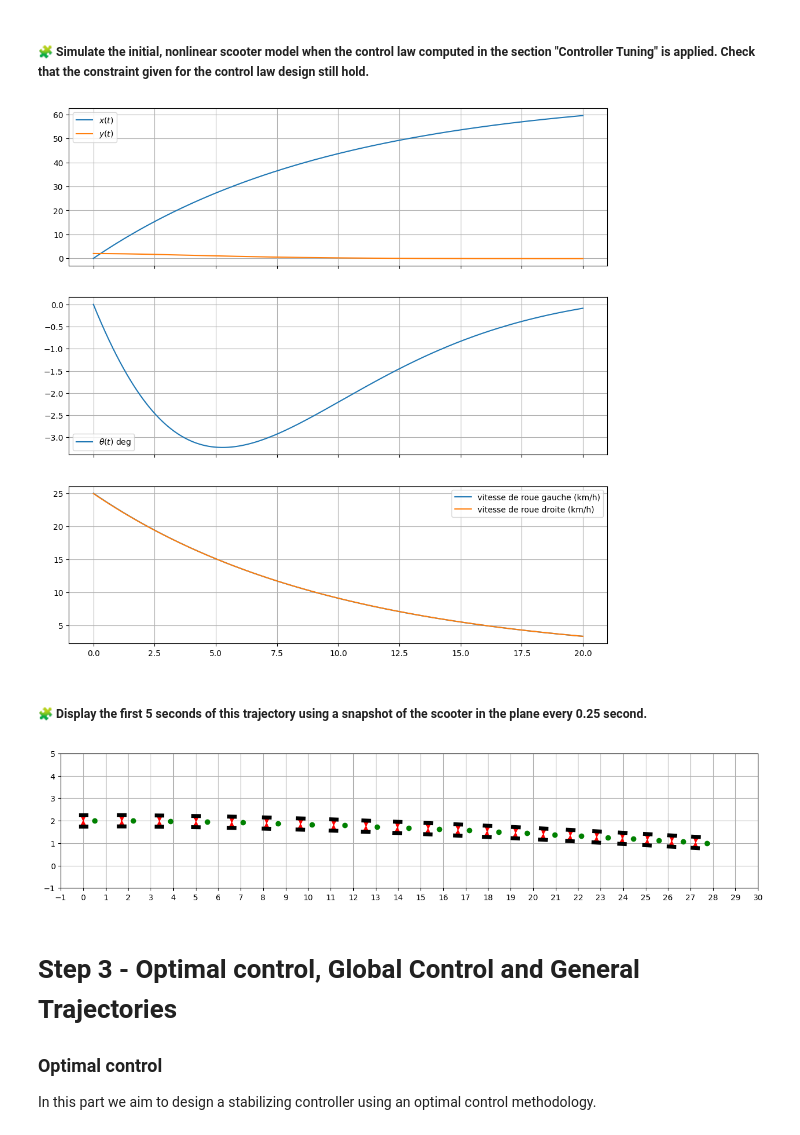
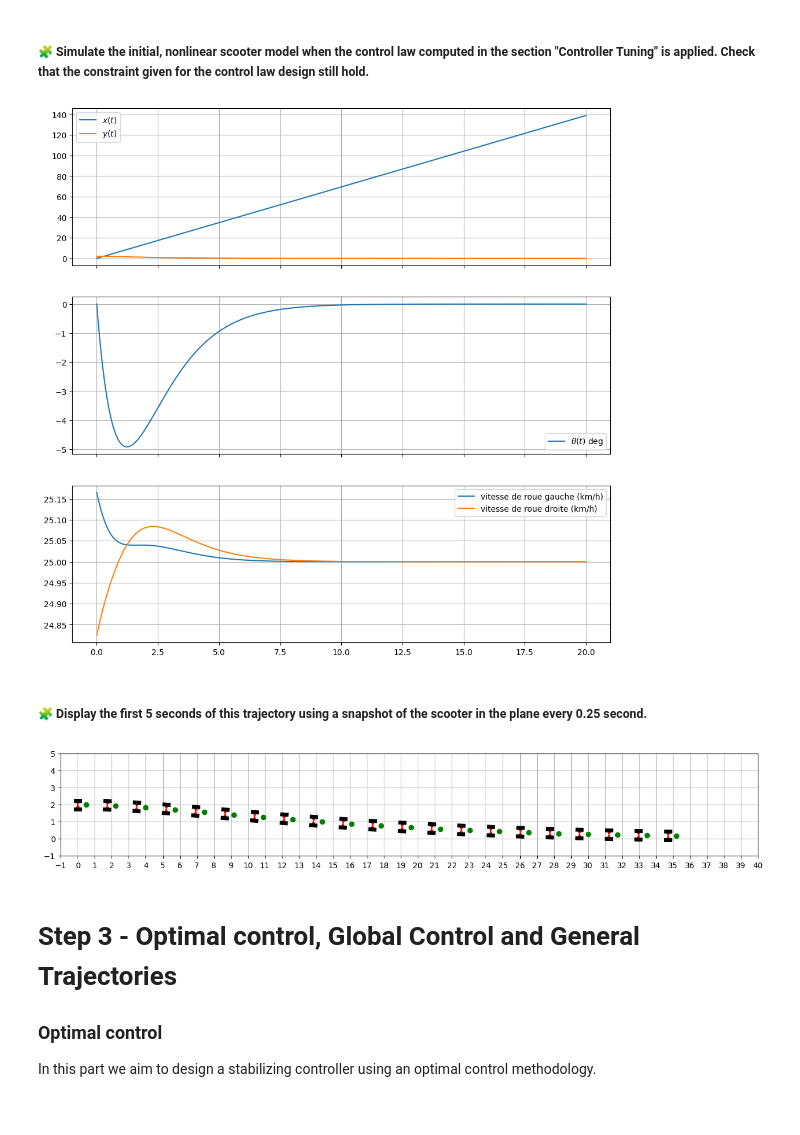
Before and after one commit to yooseeph/control-engineering-with-python-project-2023-2024, a Jupyter notebook: Project-part-3.ipynb, the cells around one changed output. Drawn from its saved outputs; the diff is of its cells as text; code cells hidden in the pictures.

```diff
--- a/Project-part-3.ipynb
+++ b/Project-part-3.ipynb
@@ -613,57 +613,48 @@ ax3.legend()
 # %% [markdown]
 ##### 🧩 Simulate the initial, nonlinear scooter model when the control law computed in the section "Controller Tuning" is applied. Check that the constraint given for the control law design still hold.
 # %%
-import numpy as np
-from numpy import cos, sin, pi, array, linspace
-from scipy.integrate import solve_ivp
-from scipy.signal import place_poles
-import matplotlib.pyplot as plt
+
+
+def omega(t,xytheta):
+    Xr=array([v*t,0,0])
+    omegaR=array([v/r,v/r])
+    deltaX=xytheta-Xr
+    deltaOmega= -K@deltaX
+    omega= omegaR+deltaOmega
+    return omega
 
 
 
-# Définition de la fonction de feedback omega
-def omega(t, xytheta, K, target_state):
-    deltaX = xytheta - target_state
-    dOmega = -K @ deltaX
-    omega_l = dOmega[0] + v / r
-    omega_r = dOmega[1] + v / r
-    return array([omega_l, omega_r])
 
-# Définition de la fonction dynamique fun
+# Définition de la fonction dynamique du système
 def fun(t, xytheta):
-    omega_l, omega_r = omega(t, xytheta, K, target_state)
+    omega_l, omega_r = omega(t, xytheta)
     dx = r * 0.5 * (omega_l + omega_r) * cos(xytheta[2])
     dy = r * 0.5 * (omega_l + omega_r) * sin(xytheta[2])
     dtheta = r * (omega_r - omega_l) / l
     return array([dx, dy, dtheta])
 
 
+# Conditions initiales
+y0 = [0, 2, 0]  # Position initiale (x, y, theta)
 
-# Assurez-vous de définir les matrices A et B selon vos besoins
-
-A = np.array([[0, 0, -v*sin(0)], [0, 0, v*cos(0)], [0, 0, 0]])
-B = np.array([[cos(0)/2, cos(0)/2], [sin(0)/2, sin(0)/2], [-1/l, 1/l]])
-
+# Simulation
 tf = 20
-poles = [-0.8, -0.81, -0.82]
-K = place_poles(A, B, poles).gain_matrix
-
-# Définir l'état cible
-target_state = array([0, 0, 0])
-
 results = solve_ivp(
     fun=fun,
     t_span=[0, tf],
-    y0=[0, 2, 0],
+    y0=y0,
     dense_output=True,
     rtol=1e-6,
     atol=1e-6
 )
 
+# Extraction des résultats
 t = linspace(0.0, tf, 1000)
 solution = results.sol(t)
 dx, dy, dtheta = solution
 
+# Visualisation des résultats
 fig = plt.figure(figsize=(12, 12))
 ax1, ax2, ax3 = fig.subplots(3, 1, sharex=True)
 ax1.grid(True)
@@ -675,28 +666,30 @@ ax2.plot(t, dtheta * 180 / pi, label=r"$\theta(t)$ deg")
 ax2.legend()
 ax3.grid(True)
 
-dOmega = np.array([omega(ti, solution[:, i], K, target_state) for i, ti in enumerate(t)])
+# Calcul des vitesses angulaires des roues
+dOmega = np.array([omega(ti, solution[:, i]) for i, ti in enumerate(t)])
 dOmega_l = dOmega[:, 0]
 dOmega_r = dOmega[:, 1]
 
+# Affichage des vitesses angulaires des roues
 ax3.plot(t, dOmega_l * r * 3.6, label=r"vitesse de roue gauche (km/h)")
 ax3.plot(t, dOmega_r * r * 3.6, label=r"vitesse de roue droite (km/h)")
 ax3.legend()
 plt.show()
 # %% [output]
-[figure, old version]
+[figure, new version]
 # %% [markdown]
 ##### 🧩 Display the first 5 seconds of this trajectory using a snapshot of the scooter in the plane every 0.25 second.
 # %%
 
 step = 0.25
 t = arange(0,5+step,step)
 solution = results["sol"](t)
-draw_arena(-1, 30, -1, 5)
+draw_arena(-1, 40, -1, 5)
 for x, y, theta in solution.T:
     draw_scooter(x, y, theta)
 # %% [output]
-[figure, old version]
+[figure, new version]
 # %% [markdown]
 Step 3 - Optimal control, Global Control and General Trajectories
 =================================================================
```
Also changed, not shown: parts of 4 cells of this notebook.
